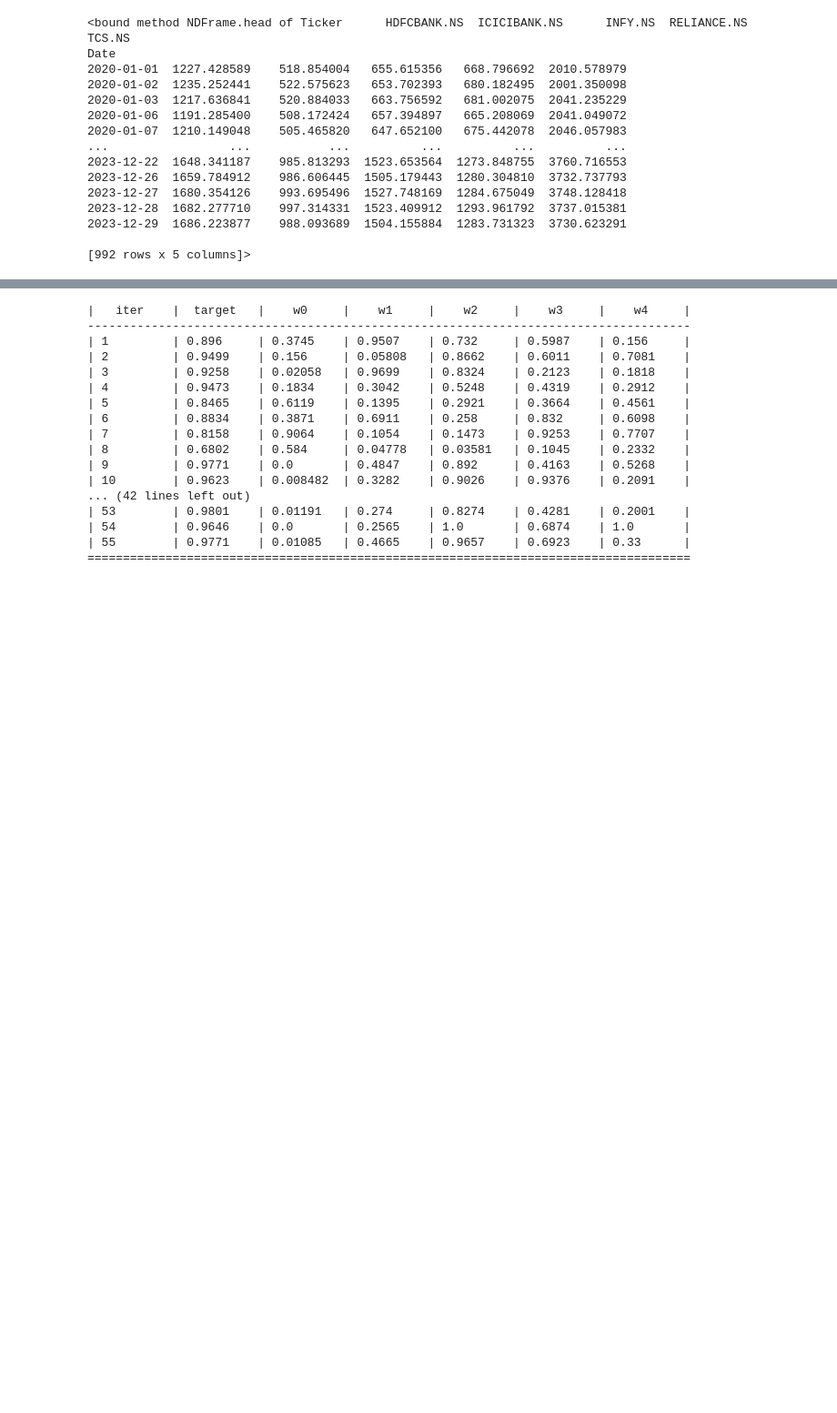
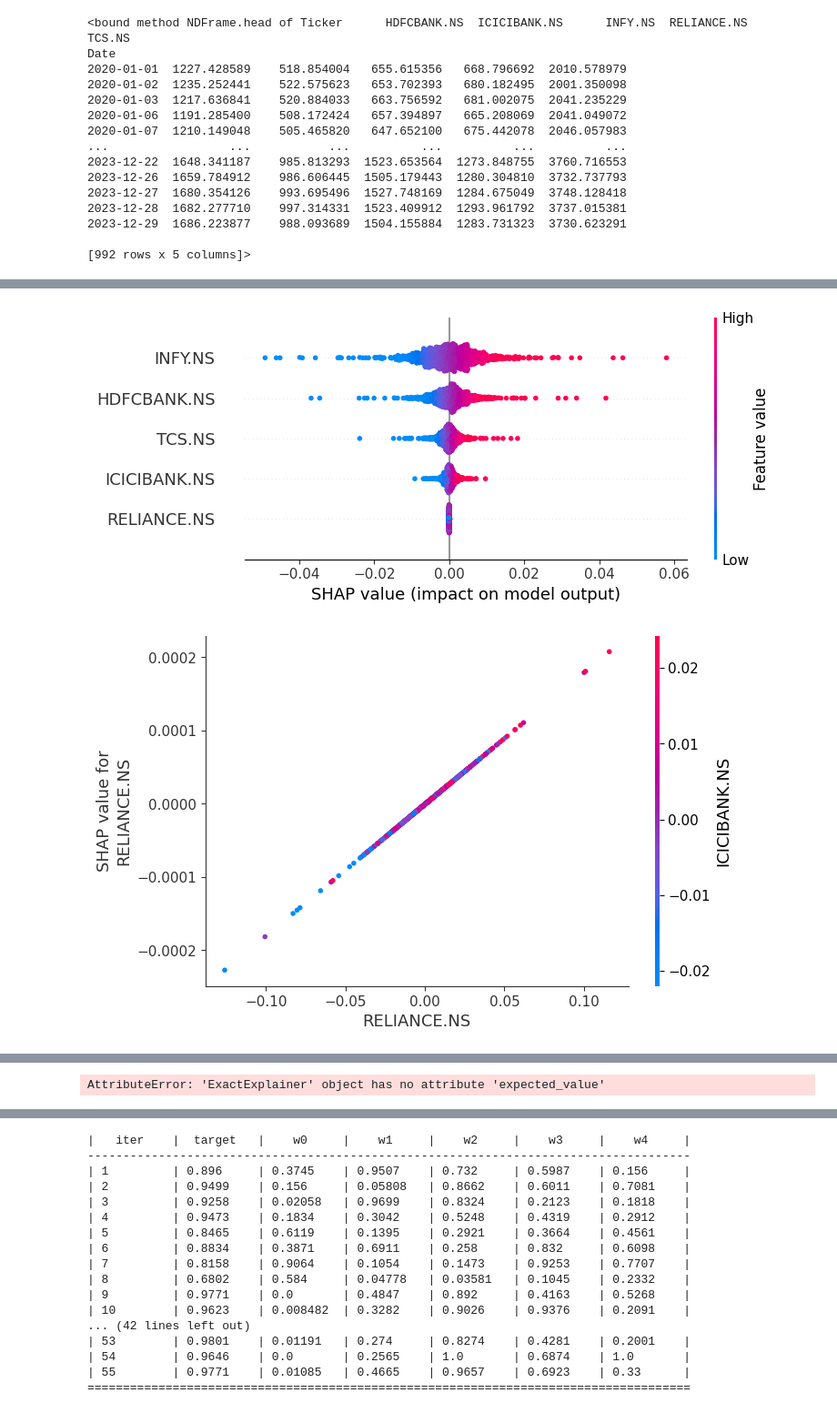
Before and after one commit to Avishi2511/Portfolio-Optimization, a Jupyter notebook: main.ipynb, the cells around one changed output, grey strips where cells are left out. Shown: that part at 91% size. Cells and saved outputs as stored; diff of their text form; code cells hidden in the pictures; blank space fills up the shorter version.

```diff
--- a/main.ipynb
+++ b/main.ipynb
@@ -41,0 +160,22 @@ def portfolio_performance(weights, returns):
+# %%
+import shap
+
+def explain_weight_changes(optimized_weights, returns, tickers):
+    explainer = shap.Explainer(lambda x: np.dot(x, optimized_weights), returns.values)
+    shap_values = explainer(returns.values)
+
+    # Summary plot - shows overall impact of each stock
+    shap.summary_plot(shap_values, returns.values, feature_names=tickers)
+
+    # Dependence plots - shows why individual stock weights changed
+    for i, ticker in enumerate(tickers):
+        shap.dependence_plot(i, shap_values.values, returns.values, feature_names=tickers)
+
+    # Decision plot - shows how weights evolved
+    shap.decision_plot(explainer.expected_value, shap_values.values, feature_names=tickers)
+
+# Example Usage
+explain_weight_changes(optimized_weights, returns, tickers)
+# %% [output]
+[figure, added]
+[figure, added]
@@ -41,0 +186 @@ def portfolio_performance(weights, returns):
+AttributeError: 'ExactExplainer' object has no attribute 'expected_value'
```
Also changed, not shown: parts of 9 cells of this notebook, 1 other file.
